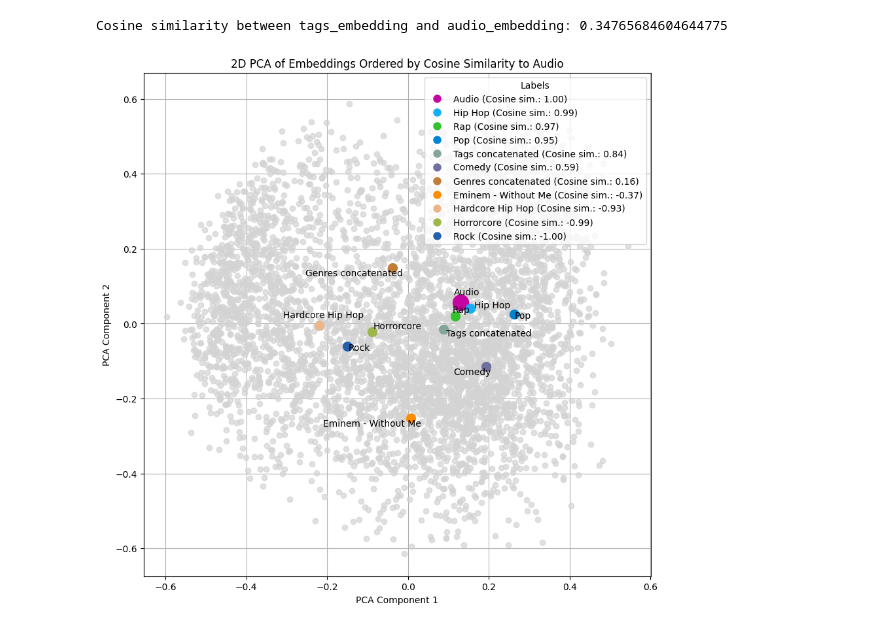
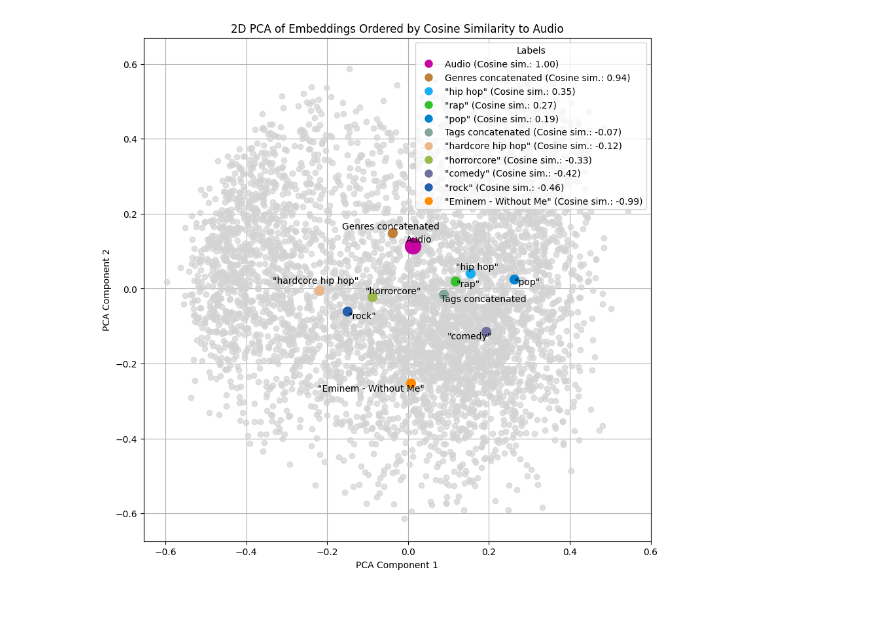
Before and after one commit to jonasfallmann/mmsr-24, a Jupyter notebook: laionclap_pca_experiment.ipynb, the cells around one changed output. Cells and saved outputs as stored; diff of their text form; code cells hidden in the pictures.

```diff
--- a/laionclap_pca_experiment.ipynb
+++ b/laionclap_pca_experiment.ipynb
@@ -96,15 +96,9 @@ tags_embedding = vectorize_text(clap_model, load_json_tags(json_tags))
 song_title_embedding = vectorize_text(clap_model, "Eminem - Without Me")
 tsv_ids, tsv_embeddings = load_embeddings_from_tsv(tsv_path)
 
-from sklearn.metrics.pairwise import cosine_similarity
-cosine_similarity_score = cosine_similarity(tags_embedding.reshape(1, -1), audio_embedding.reshape(1, -1))[0][0]
-print(f"Cosine similarity between tags_embedding and audio_embedding: {cosine_similarity_score}")
-
 # Combine all embeddings for PCA
 all_embeddings = np.vstack([audio_embedding, genres_embedding, rap_embedding, hiphop_embedding, pop_embedding, horrorcore_embedding, hardcore_embedding, rock_embedding, comedy_embedding, tags_embedding, song_title_embedding, tsv_embeddings])
 reduced_embeddings = downproject_with_pca(all_embeddings)
-# %% [output]
-Cosine similarity between tags_embedding and audio_embedding: 0.34765684604644775
 # %%
 import numpy as np
 from matplotlib import pyplot as plt
@@ -112,16 +106,16 @@ from sklearn.metrics.pairwise import cosine_similarity
 from adjustText import adjust_text  # Import library for dynamic annotation adjustment
 
 # Calculate cosine similarity with the 'Audio' embedding (index 0)
-audio_embedding = reduced_embeddings[0].reshape(1, -1)
-cosine_similarities = cosine_similarity(audio_embedding, reduced_embeddings).flatten()
+audio_embedding_reduced = reduced_embeddings[0].reshape(1, -1)
+cosine_similarities = cosine_similarity(audio_embedding_reduced, reduced_embeddings).flatten()
 
 # Get sorted indices based on cosine similarity (descending order)
 sorted_indices = np.argsort(-cosine_similarities)
 
 # Define the label names
 label_names = [
-    'Audio', 'Genres concatenated', 'Rap', 'Hip Hop', 'Pop', 'Horrorcore',
-    'Hardcore Hip Hop', 'Rock', 'Comedy', 'Tags concatenated', 'Eminem - Without Me'
+    'Audio', 'Genres concatenated', '"rap"', '"hip hop"', '"pop"', '"horrorcore"',
+    '"hardcore hip hop"', '"rock"', '"comedy"', 'Tags concatenated', '"Eminem - Without Me"'
 ]
 
 # Generate random distinct colors for the points
@@ -143,31 +137,31 @@ for i, idx in enumerate(sorted_indices):
         texts.append(
             plt.text(
                 reduced_embeddings[idx, 0], reduced_embeddings[idx, 1],
                 f'{label_names[idx]}',
                 ha='center', va='center'
             )
         )
 
 # Plot remaining unlabelled points
 plt.scatter(reduced_embeddings[11:, 0], reduced_embeddings[11:, 1], color='lightgrey', alpha=0.7, zorder=2)
 
 # Adjust text to avoid overlaps
 adjust_text(texts, only_move={'points': 'y', 'texts': 'y'}, arrowprops=dict(arrowstyle='->', color='gray'))
 
 # Add title and axis labels
 plt.title("2D PCA of Embeddings Ordered by Cosine Similarity to Audio")
 plt.xlabel("PCA Component 1")
 plt.ylabel("PCA Component 2")
 
 # Add legend using sorted labels and cosine similarity
 handles = [
     plt.Line2D([0], [0], marker='o', color='w', label=f'{label_names[idx]} (Cosine sim.: {cosine_similarities[idx]:.2f})',
                markerfacecolor='darkorange' if idx == 10 else random_colors[idx], markersize=10)
     for idx in sorted_indices if idx < len(label_names)
 ]
 plt.legend(handles=handles, loc='upper right', title="Labels")
 
 plt.grid()
 plt.show()
 # %% [output]
-[figure, old version]
+[figure, new version]
```
